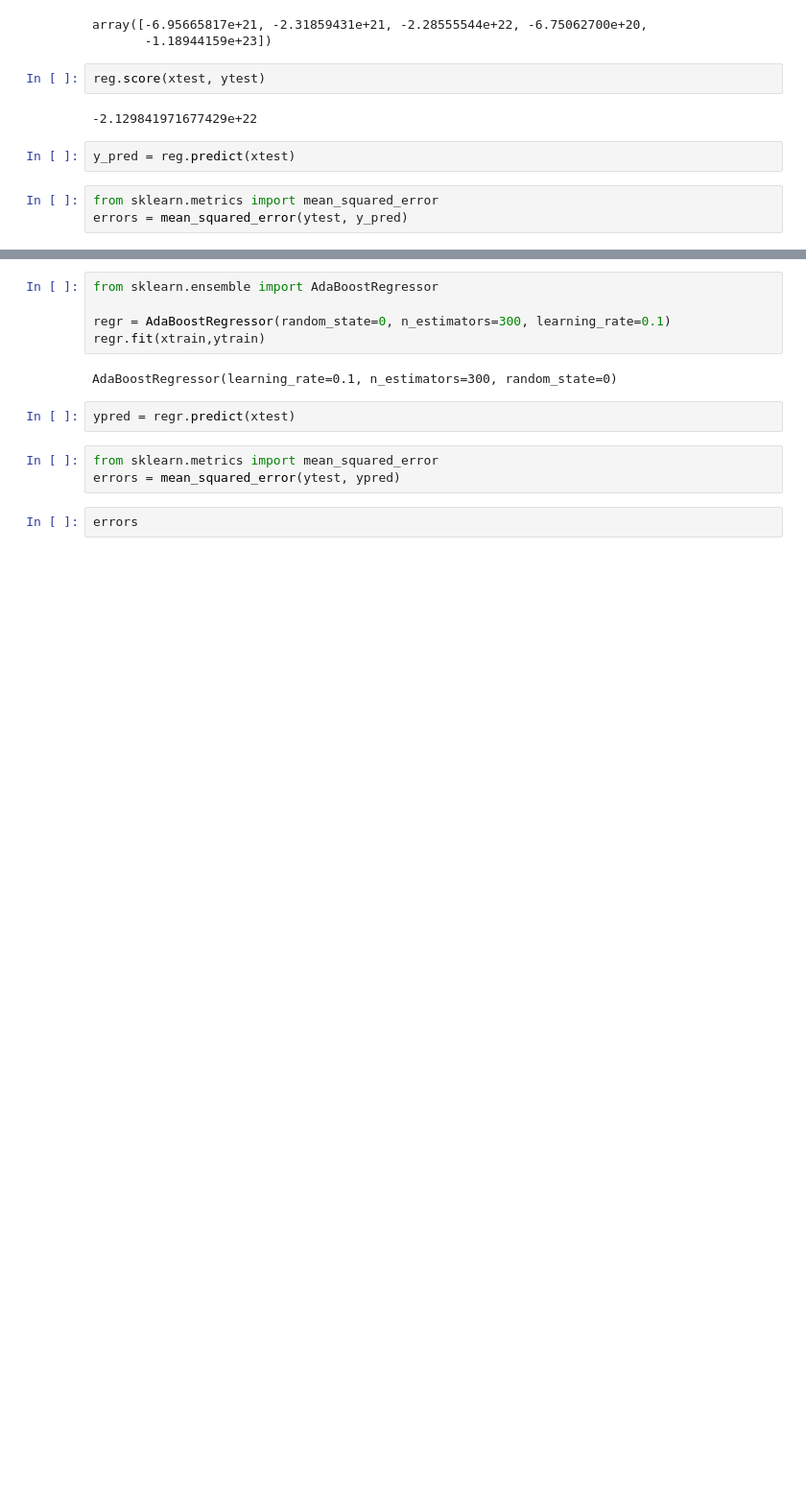
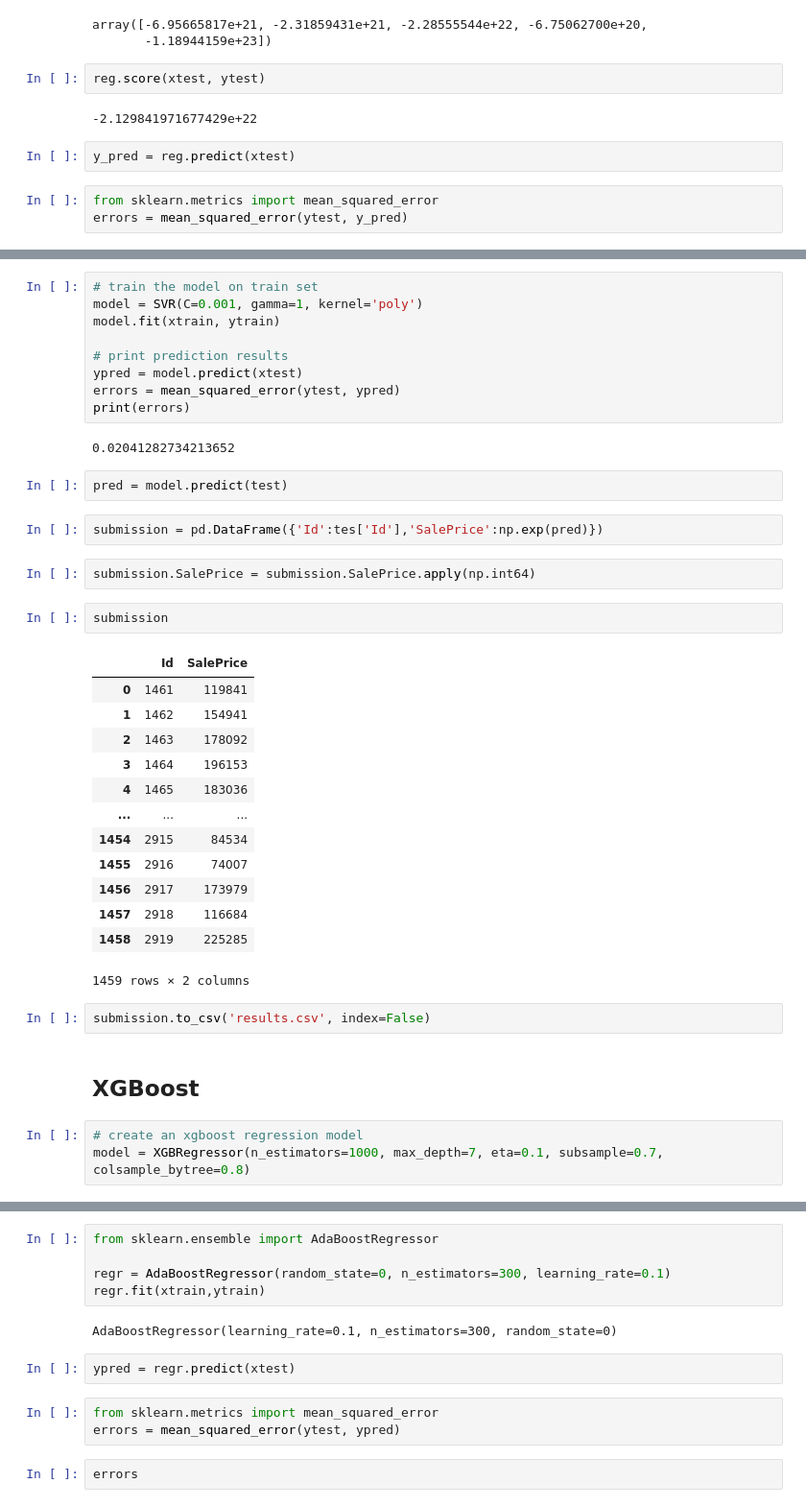
Before and after one commit to alankar23/House_Prices_Pridiction, a Jupyter notebook: model.ipynb, the cells around one changed output, grey strips where cells are left out. Shown: that part at 96% size. Cells and saved outputs as stored; diff of their text form; blank space fills up the shorter version.

Commit message:
xgboost

```diff
--- a/model.ipynb
+++ b/model.ipynb
@@ -143,0 +215,40 @@ errors = mean_squared_error(ytest, y_pred)
+# %%
+# train the model on train set
+model = SVR(C=0.001, gamma=1, kernel='poly')
+model.fit(xtrain, ytrain)
+
+# print prediction results
+ypred = model.predict(xtest)
+errors = mean_squared_error(ytest, ypred)
+print(errors)
+# %% [output]
+0.02041282734213652
+# %%
+pred = model.predict(test)
+# %%
+submission = pd.DataFrame({'Id':tes['Id'],'SalePrice':np.exp(pred)})
+# %%
+submission.SalePrice = submission.SalePrice.apply(np.int64)
+# %%
+submission
+# %% [output]
+|  | Id | SalePrice |
+| 0 | 1461 | 119841 |
+| 1 | 1462 | 154941 |
+| 2 | 1463 | 178092 |
+| 3 | 1464 | 196153 |
+| 4 | 1465 | 183036 |
+| ... | ... | ... |
+| 1454 | 2915 | 84534 |
+| 1455 | 2916 | 74007 |
+| 1456 | 2917 | 173979 |
+| 1457 | 2918 | 116684 |
+| 1458 | 2919 | 225285 |
+1459 rows × 2 columns
+# %%
+submission.to_csv('results.csv', index=False)
+# %% [markdown]
+## XGBoost
+# %%
+# create an xgboost regression model
+model = XGBRegressor(n_estimators=1000, max_depth=7, eta=0.1, subsample=0.7, colsample_bytree=0.8)
```
Also changed, not shown: parts of 15 cells of this notebook.
